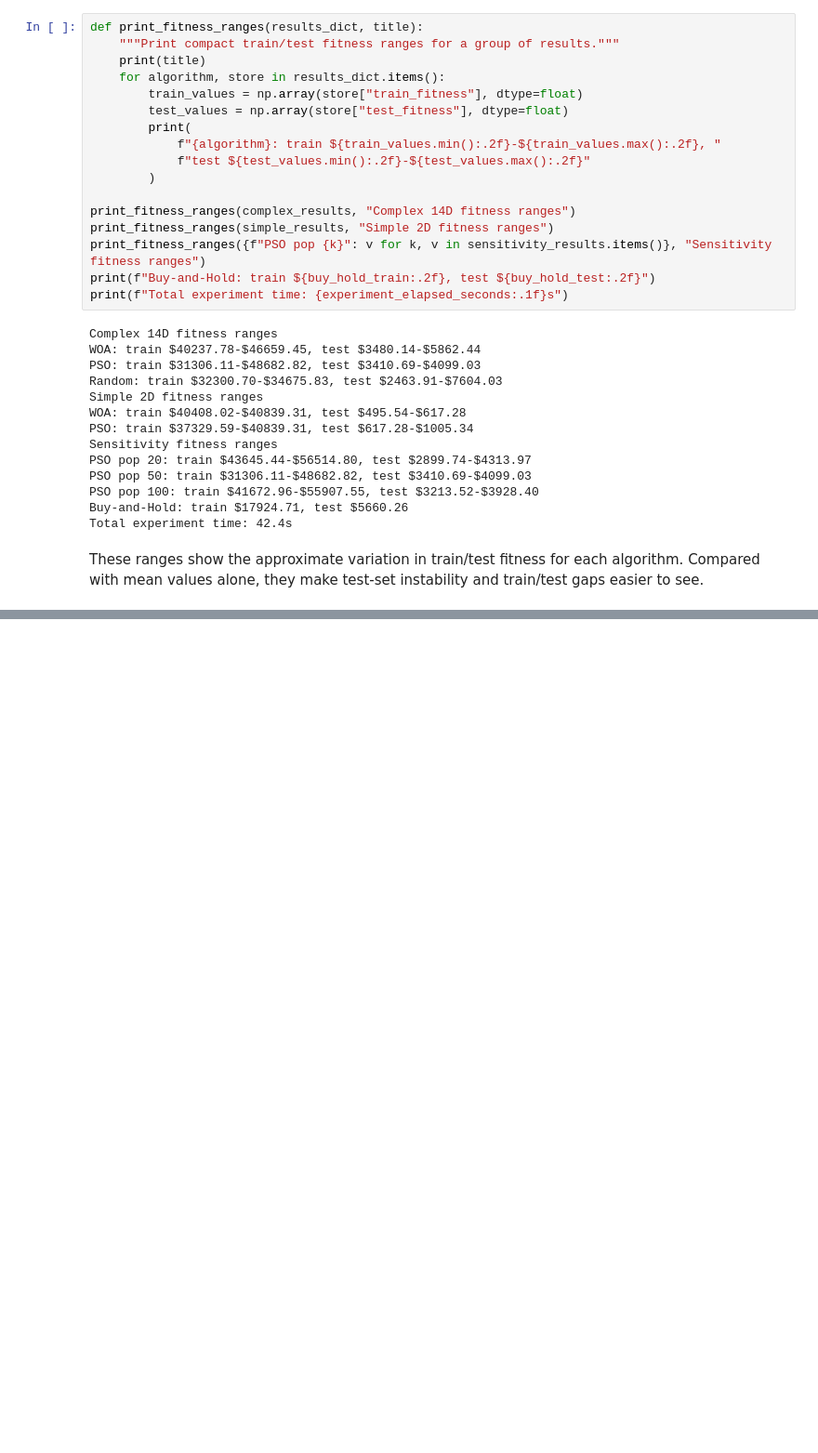
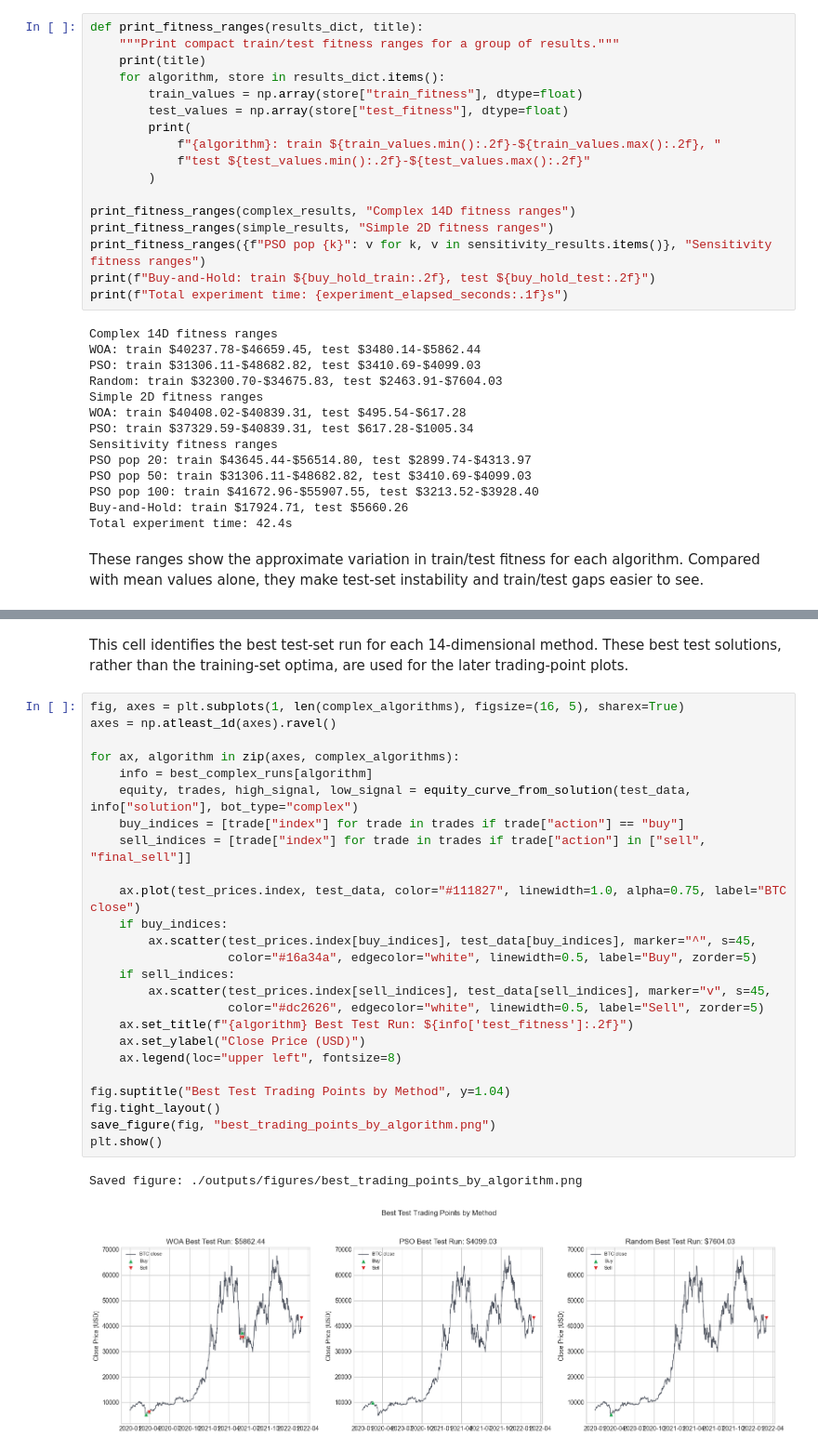
Before and after one commit to vneo-m/bitcoin-trading-optimization, a Jupyter notebook: bitcoin-trading-optimization.ipynb, the cells around one changed output, grey strips where cells are left out. Shown at 93% size. Cells and saved outputs as stored; diff of their text form; blank space fills up the shorter version.

```diff
--- a/bitcoin-trading-optimization.ipynb
+++ b/bitcoin-trading-optimization.ipynb
@@ -1345,0 +1579,30 @@ These ranges show the approximate variation in train/test fitness for each algor
+# %% [markdown]
+This cell identifies the best test-set run for each 14-dimensional method. These best test solutions, rather than the training-set optima, are used for the later trading-point plots.
+# %%
+fig, axes = plt.subplots(1, len(complex_algorithms), figsize=(16, 5), sharex=True)
+axes = np.atleast_1d(axes).ravel()
+
+for ax, algorithm in zip(axes, complex_algorithms):
+    info = best_complex_runs[algorithm]
+    equity, trades, high_signal, low_signal = equity_curve_from_solution(test_data, info["solution"], bot_type="complex")
+    buy_indices = [trade["index"] for trade in trades if trade["action"] == "buy"]
+    sell_indices = [trade["index"] for trade in trades if trade["action"] in ["sell", "final_sell"]]
+
+    ax.plot(test_prices.index, test_data, color="#111827", linewidth=1.0, alpha=0.75, label="BTC close")
+    if buy_indices:
+        ax.scatter(test_prices.index[buy_indices], test_data[buy_indices], marker="^", s=45,
+                   color="#16a34a", edgecolor="white", linewidth=0.5, label="Buy", zorder=5)
+    if sell_indices:
+        ax.scatter(test_prices.index[sell_indices], test_data[sell_indices], marker="v", s=45,
+                   color="#dc2626", edgecolor="white", linewidth=0.5, label="Sell", zorder=5)
+    ax.set_title(f"{algorithm} Best Test Run: ${info['test_fitness']:.2f}")
+    ax.set_ylabel("Close Price (USD)")
+    ax.legend(loc="upper left", fontsize=8)
+
+fig.suptitle("Best Test Trading Points by Method", y=1.04)
+fig.tight_layout()
+save_figure(fig, "best_trading_points_by_algorithm.png")
+plt.show()
+# %% [output]
+Saved figure: ./outputs/figures/best_trading_points_by_algorithm.png
+[figure, added]
```
Also changed, not shown: parts of 27 cells of this notebook, 9 other files.
